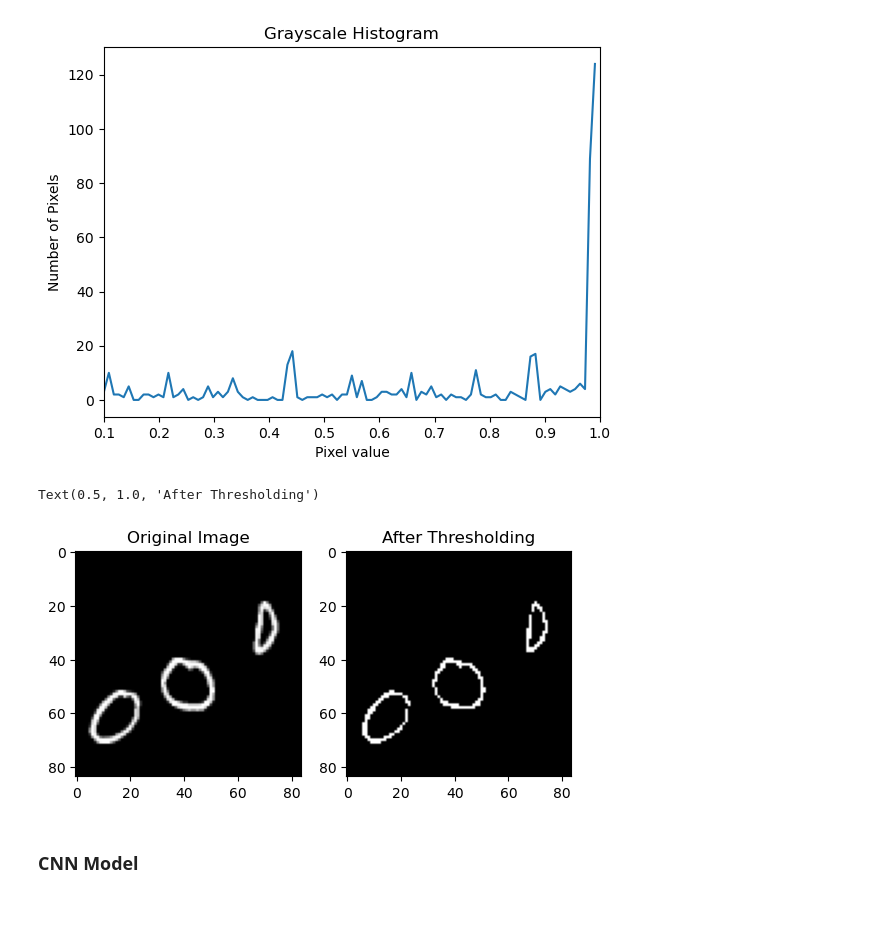
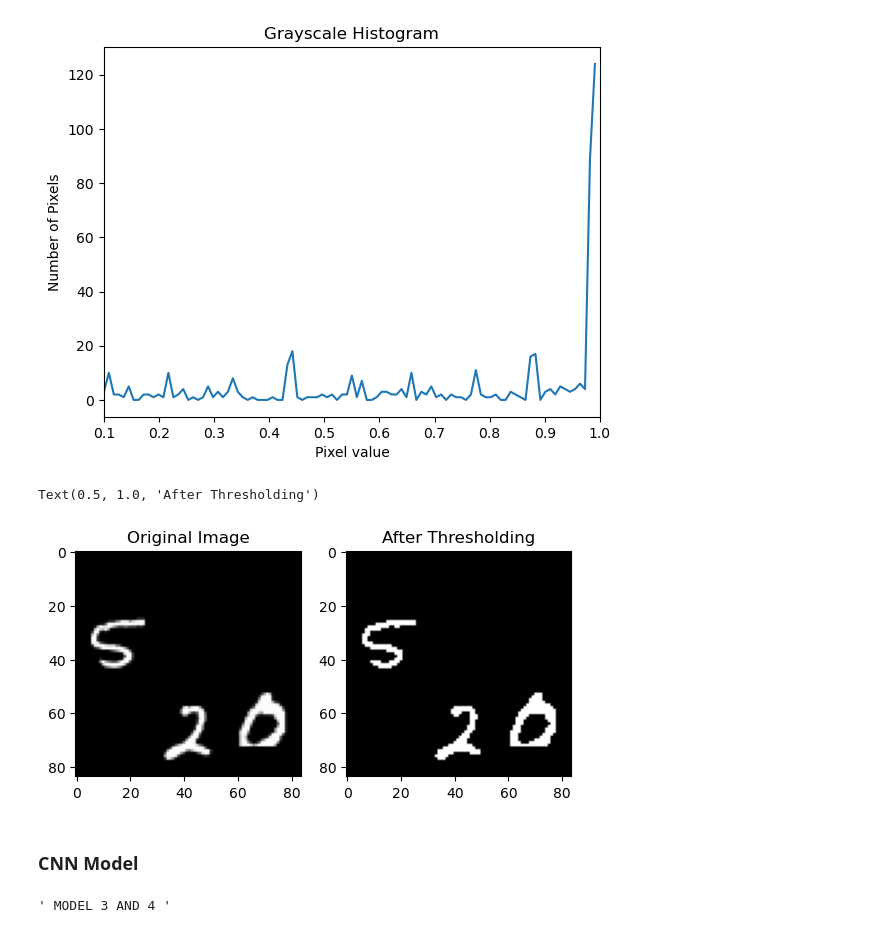
Before and after one commit to engmohamedsalah/AIMaster-MachineLearningDeepLearning, a Jupyter notebook: jack_task2.ipynb, the cells around one changed output. Drawn from its saved outputs; the diff is of its cells as text; code cells hidden in the pictures.

```diff
--- a/jack_task2.ipynb
+++ b/jack_task2.ipynb
@@ -74,21 +74,23 @@ def thresholding(X_data, threshold):
 
     return np.array(X_new)
 # %%
-t = 0.85
+t = 0.4
 X_train_mod = thresholding(X_train, threshold=t)
 X_val_mod = thresholding(X_val, threshold=t)
 X_test_mod = thresholding(X_test, threshold=t)
 # %%
+i1 = random.randint(0, len(X_train))
+
 plt.subplot(1, 2, 1)
-plt.imshow(X_train[0], cmap='gray')
+plt.imshow(X_train[i1], cmap='gray')
 plt.title('Original Image')
 
 plt.subplot(1, 2, 2)
-plt.imshow(X_train_mod[0], cmap='gray')
+plt.imshow(X_train_mod[i1], cmap='gray')
 plt.title('After Thresholding')
 # %% [output]
 Text(0.5, 1.0, 'After Thresholding')
-[figure, old version]
+[figure, new version]
 # %% [markdown]
 ### CNN Model
 # %%
@@ -98,16 +100,27 @@ from tensorflow.keras.layers import Input, Conv2D, MaxPooling2D, Flatten, Dense
 from tensorflow.keras.metrics import SparseCategoricalAccuracy
 # %%
-# Define the model
-input_layer = Input(shape=(84, 84, 1))
+''' MODEL 3 AND 4 '''
+# # Define the model
+# inputs = Input(shape=(84, 84, 1))
 
-# Convolutional layers
-x = Conv2D(32, kernel_size=(3, 3), activation='relu')(input_layer)
-x = MaxPooling2D(pool_size=(2, 2))(x)
-x = Conv2D(64, kernel_size=(3, 3), activation='relu')(x)
-x = MaxPooling2D(pool_size=(2, 2))(x)
-x = Flatten()(x)
+# # Convolutional layers with Dropout
+# x = Conv2D(64, kernel_size=(3, 3), activation='relu')(inputs)
+# x = MaxPooling2D(pool_size=(2, 2))(x)
+# x = Dropout(0.25)(x)
 
-# Output layers for each digit
-digit1 = Dense(10, activation='softmax', name='digit1')(x)
-digit2 = Dense(10, activation='softmax', name='digit2')(x)
-digit3 = Dense(10, activation='softmax', name='digit3')(x)
+# x = Conv2D(64, kernel_size=(3, 3), activation='relu')(x)
+# x = MaxPooling2D(pool_size=(2, 2))(x)
+# x = Dropout(0.25)(x)
+
+# x = Conv2D(64, kernel_size=(3, 3), activation='relu')(x)
+# x = MaxPooling2D(pool_size=(2, 2))(x)
+# x = Dropout(0.25)(x)
+
+# x = Flatten()(x)
+
+# # Output layers for each digit
+# digit1 = Dense(10, activation='softmax', name='digit1')(x)
+# digit2 = Dense(10, activation='softmax', name='digit2')(x)
+# digit3 = Dense(10, activation='softmax', name='digit3')(x)
+# %% [output]
+' MODEL 3 AND 4 '
```
Also changed, not shown: parts of 11 cells of this notebook, 4 other files.
